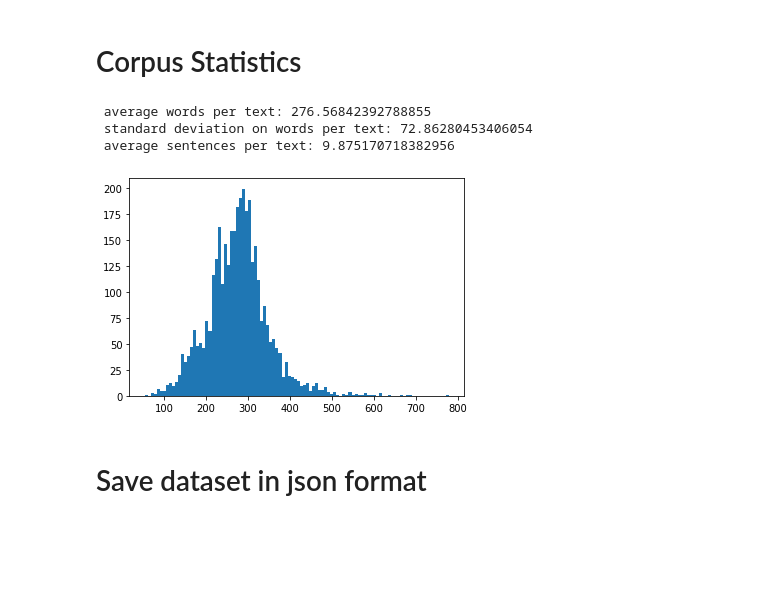
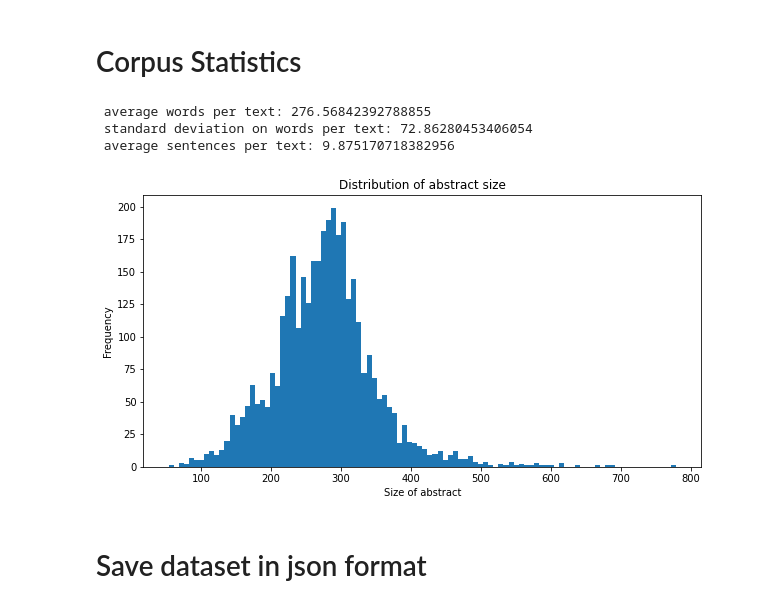
Before and after one commit to CoGian/Interpretable-Multi-Label-Learning, a Jupyter notebook: notebooks/eda_cei.ipynb, the cells around one changed output. Drawn from its saved outputs; the diff is of its cells as text; code cells hidden in the pictures; blank space fills up the shorter version.

```diff
--- a/notebooks/eda_cei.ipynb
+++ b/notebooks/eda_cei.ipynb
@@ -87,23 +92,27 @@ plt.show()
 # %%
 text_words = []
 for row in tqdm.tqdm(dataset):
     text = row['text']
     text_words.append(len(text.split()))
 
 mean_text_words = np.mean(text_words)
 sd_text_words = np.std(text_words)
 mean_text_sentences = number_of_sentences / len(dataset)
 print(' average words per text:', mean_text_words)
 print(' standard deviation on words per text:', sd_text_words)
 print(' average sentences per text:', mean_text_sentences)
 
+fig = plt.figure(figsize=(10, 5))
+plt.title("Distribution of abstract size")
+plt.xlabel("Size of abstract")
+plt.ylabel("Frequency")
 plt.hist(text_words, bins = 100)
-plt.show()
+fig.savefig('cei_size_distribution.png', dpi=600)
 # %% [output]
  average words per text: 276.56842392788855
  standard deviation on words per text: 72.86280453406054
  average sentences per text: 9.875170718382956
-[figure, old version]
+[figure, new version]
 # %% [markdown]
 # Save dataset in json format
 # %%
```
Also changed, not shown: parts of 2 cells of this notebook, 9 other files.
